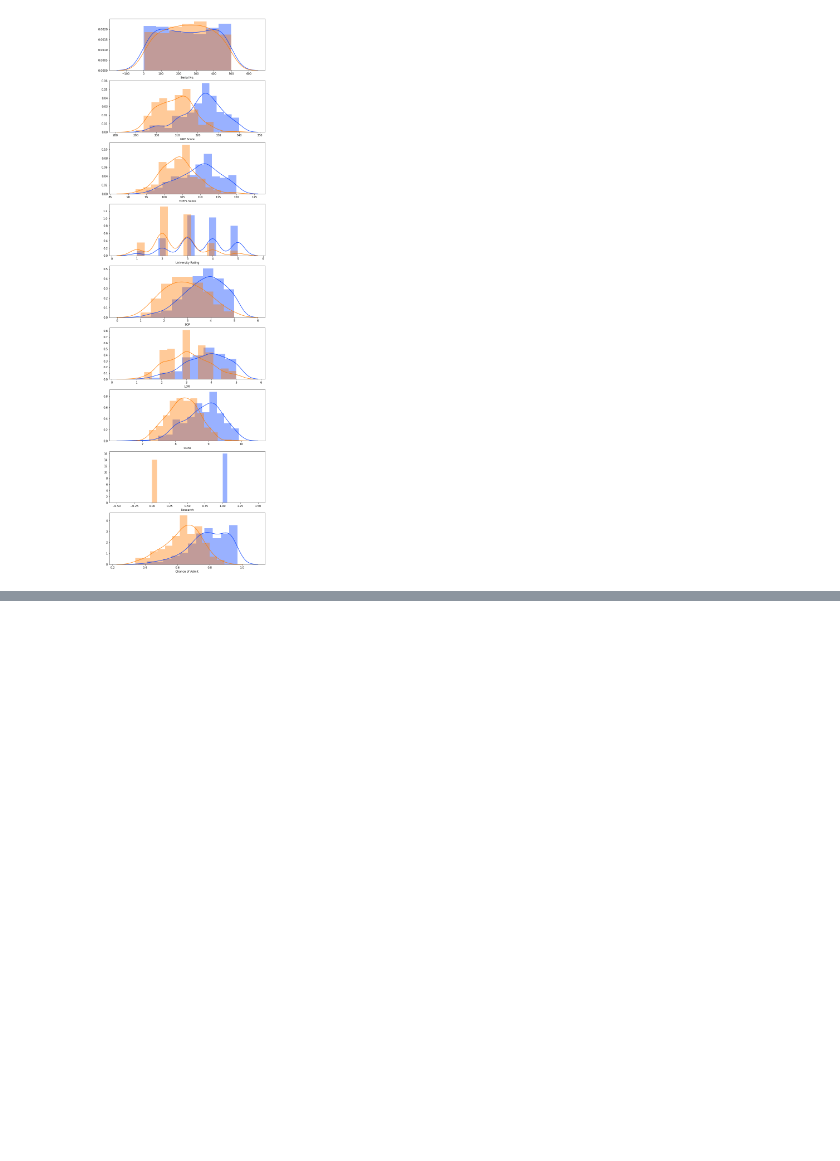
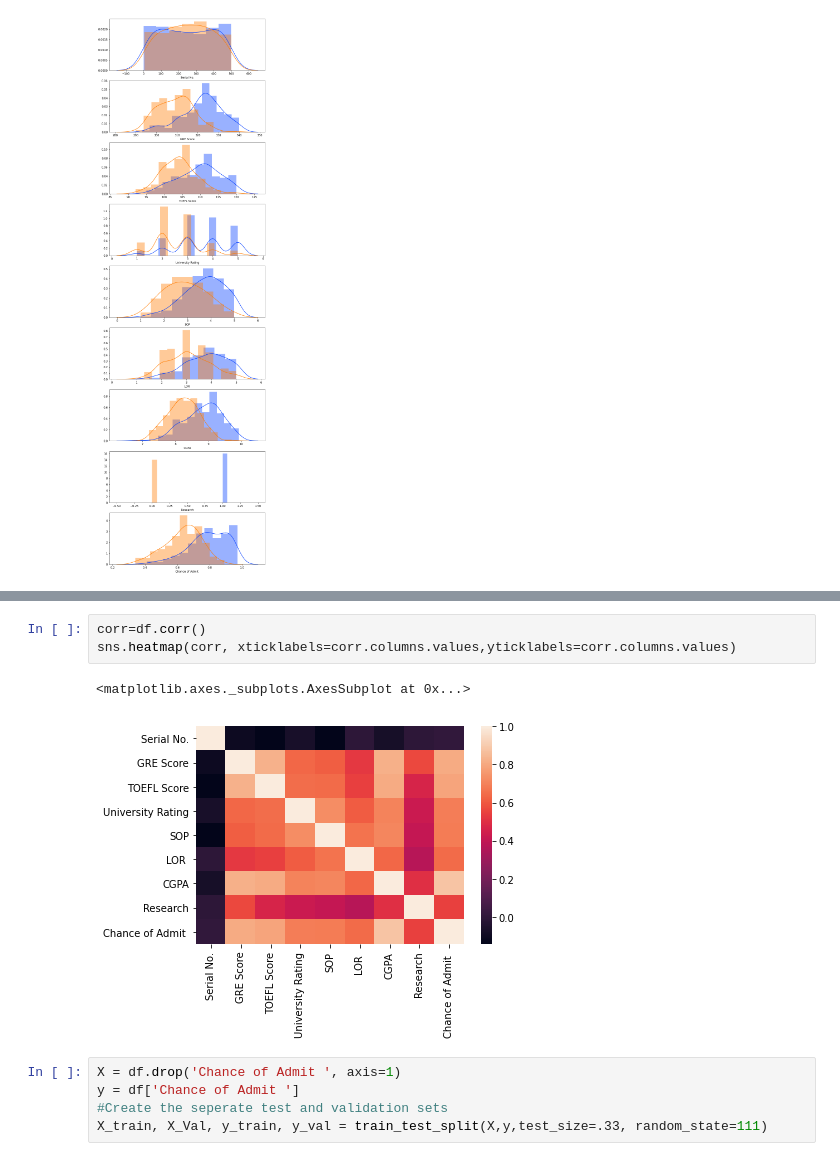
Before and after one commit to tyceaddley/WGU, a Jupyter notebook: Admissions.ipynb, the cells around one changed output, grey strips where cells are left out. Cells and saved outputs as stored; diff of their text form; blank space fills up the shorter version.

```diff
--- a/Admissions.ipynb
+++ b/Admissions.ipynb
@@ -39,0 +48,11 @@ plt.show()
+# %%
+corr=df.corr()
+sns.heatmap(corr, xticklabels=corr.columns.values,yticklabels=corr.columns.values)
+# %% [output]
+<matplotlib.axes._subplots.AxesSubplot at 0x...>
+[figure, added]
+# %%
+X = df.drop('Chance of Admit ', axis=1)
+y = df['Chance of Admit ']
+#Create the seperate test and validation sets
+X_train, X_Val, y_train, y_val = train_test_split(X,y,test_size=.33, random_state=111)
```
Also changed, not shown: parts of 4 cells of this notebook.
